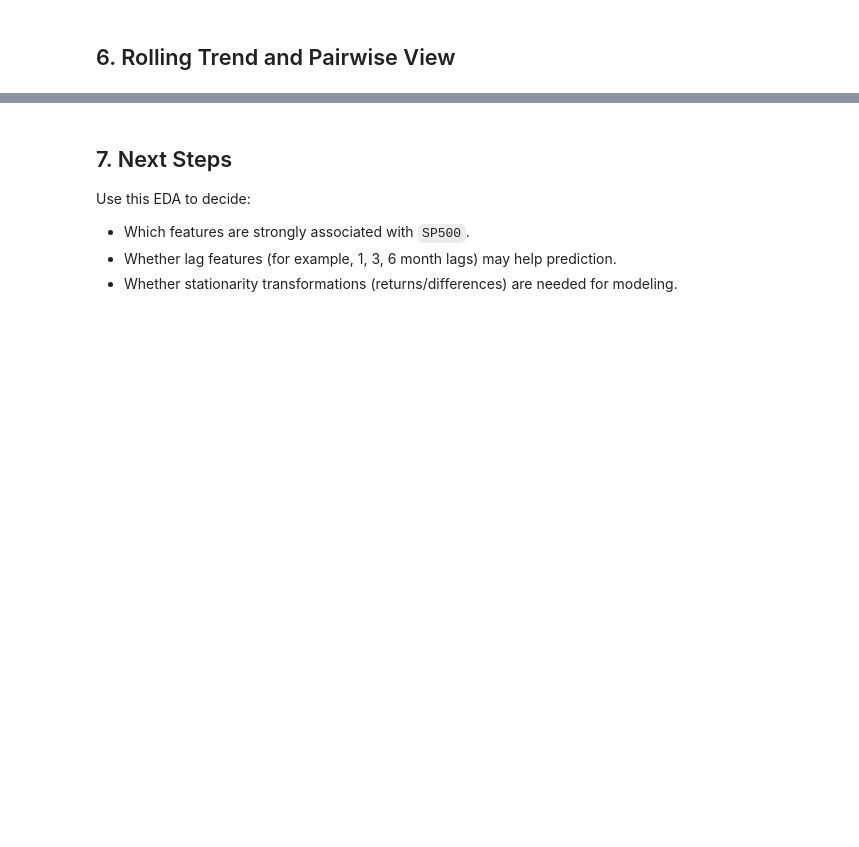
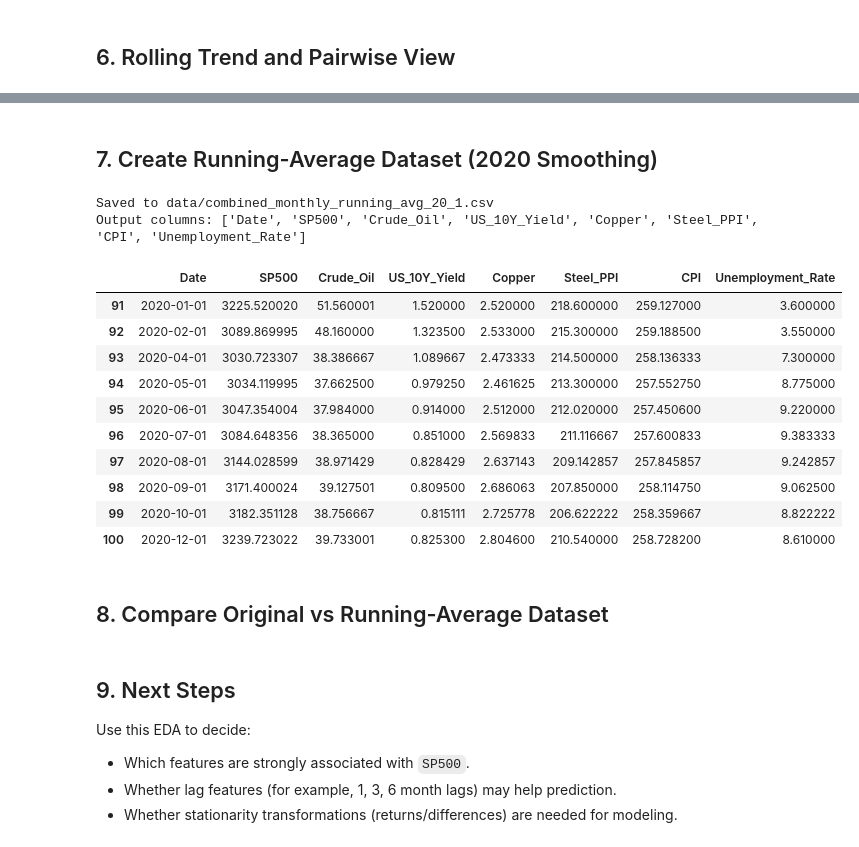
Before and after one commit to vavaviper/stock-predictions, a Jupyter notebook: data_exploration.ipynb, the cells around one changed output, grey strips where cells are left out. Saved outputs shown, nothing was run; the diff lists cells and outputs as text; code cells hidden in the pictures; blank space fills up the shorter version.

```diff
--- a/data_exploration.ipynb
+++ b/data_exploration.ipynb
@@ -95,0 +148,39 @@ plt.show()
+# %% [markdown]
+## 7. Create Running-Average Dataset (2020 Smoothing)
+# %%
+base_cols = pd.read_csv(DATA_PATH, nrows=0).columns.tolist()
+df_running_avg_20 = df[base_cols].copy()
+
+numeric_cols = [c for c in base_cols if c != "Date"]
+mask_2020 = df_running_avg_20["Date"].dt.year == 2020
+
+# Replace 2020 values with a cumulative monthly running average within 2020.
+df_running_avg_20.loc[mask_2020, numeric_cols] = (
+    df_running_avg_20.loc[mask_2020, numeric_cols]
+    .expanding(min_periods=1)
+    .mean()
+    .to_numpy()
+)
+
+output_path = "data/combined_monthly_running_avg_20.csv"
+df_running_avg_20.to_csv(output_path, index=False)
+
+print(f"Saved to {output_path}")
+print("Output columns:", df_running_avg_20.columns.tolist())
+display(df_running_avg_20.loc[mask_2020, ["Date"] + numeric_cols])
+# %% [output]
+Saved to data/combined_monthly_running_avg_20_1.csv
+Output columns: ['Date', 'SP500', 'Crude_Oil', 'US_10Y_Yield', 'Copper', 'Steel_PPI', 'CPI', 'Unemployment_Rate']
+|  | Date | SP500 | Crude_Oil | US_10Y_Yield | Copper | Steel_PPI | CPI | Unemployment_Rate |
+| 91 | 2020-01-01 | 3225.520020 | 51.560001 | 1.520000 | 2.520000 | 218.600000 | 259.127000 | 3.600000 |
+| 92 | 2020-02-01 | 3089.869995 | 48.160000 | 1.323500 | 2.533000 | 215.300000 | 259.188500 | 3.550000 |
+| 93 | 2020-04-01 | 3030.723307 | 38.386667 | 1.089667 | 2.473333 | 214.500000 | 258.136333 | 7.300000 |
+| 94 | 2020-05-01 | 3034.119995 | 37.662500 | 0.979250 | 2.461625 | 213.300000 | 257.552750 | 8.775000 |
+| 95 | 2020-06-01 | 3047.354004 | 37.984000 | 0.914000 | 2.512000 | 212.020000 | 257.450600 | 9.220000 |
+| 96 | 2020-07-01 | 3084.648356 | 38.365000 | 0.851000 | 2.569833 | 211.116667 | 257.600833 | 9.383333 |
+| 97 | 2020-08-01 | 3144.028599 | 38.971429 | 0.828429 | 2.637143 | 209.142857 | 257.845857 | 9.242857 |
+| 98 | 2020-09-01 | 3171.400024 | 39.127501 | 0.809500 | 2.686063 | 207.850000 | 258.114750 | 9.062500 |
+| 99 | 2020-10-01 | 3182.351128 | 38.756667 | 0.815111 | 2.725778 | 206.622222 | 258.359667 | 8.822222 |
+| 100 | 2020-12-01 | 3239.723022 | 39.733001 | 0.825300 | 2.804600 | 210.540000 | 258.728200 | 8.610000 |
+# %% [markdown]
+## 8. Compare Original vs Running-Average Dataset
@@ -96,5 +208,5 @@ plt.show()
 # %% [markdown]
-## 7. Next Steps
+## 9. Next Steps
 
 Use this EDA to decide:
 - Which features are strongly associated with `SP500`.
```
Also changed, not shown: parts of 8 cells of this notebook, 5 other files.
